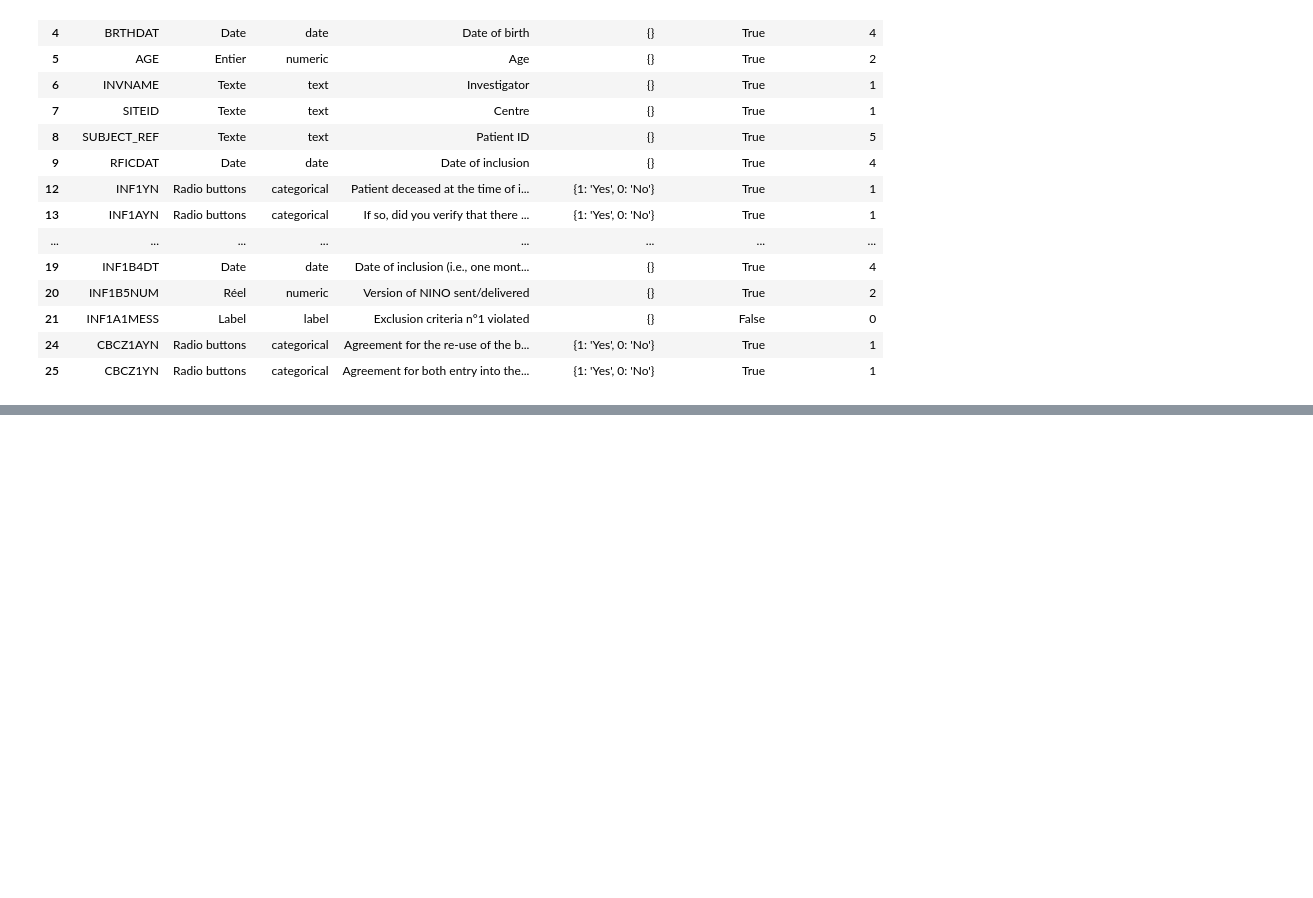
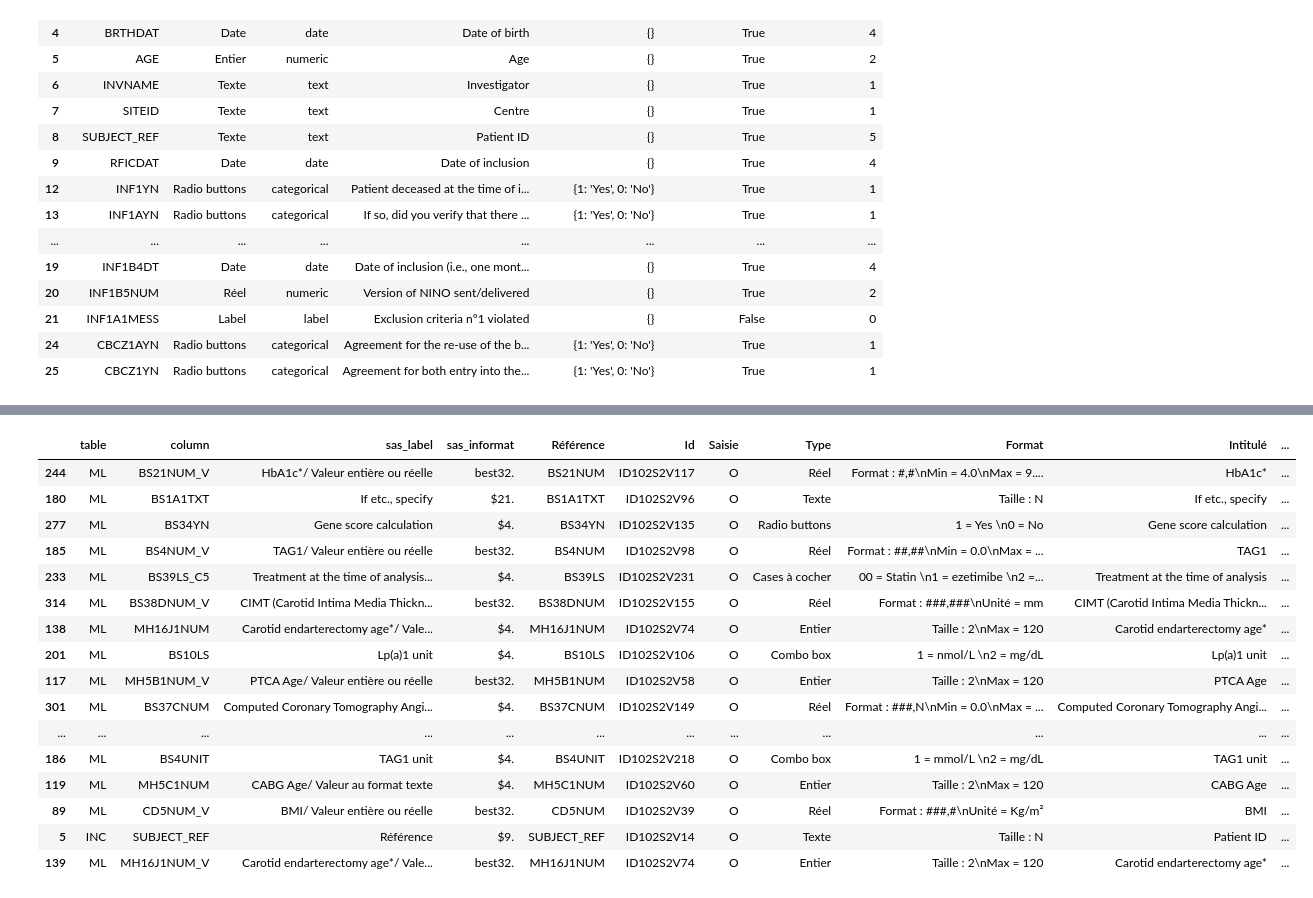
Before and after one commit to gpietrop/fh-project, a Jupyter notebook: database/mock-up/tutorial_utils_database.ipynb, the cells around one changed output, grey strips where cells are left out. Saved outputs shown, nothing was run; the diff lists cells and outputs as text; code cells hidden in the pictures; blank space fills up the shorter version.

Commit message:
create database analysis function

```diff
--- a/database/mock-up/tutorial_utils_database.ipynb
+++ b/database/mock-up/tutorial_utils_database.ipynb
@@ -100,3 +107,7 @@ mapped[
 | 21 | INF1A1MESS | Label | label | Exclusion criteria n°1 violated | {} | False | 0 |
 | 24 | CBCZ1AYN | Radio buttons | categorical | Agreement for the re-use of the b... | {1: 'Yes', 0: 'No'} | True | 1 |
 | 25 | CBCZ1YN | Radio buttons | categorical | Agreement for both entry into the... | {1: 'Yes', 0: 'No'} | True | 1 |
+# %%
+sas_labels = parse_all_sas_labels(export_folder)
+
+sas_labels.keys()
@@ -102,0 +116,10 @@ mapped[
+# %%
+sas_informats = parse_all_sas_informats(export_folder)
+
+column_catalog = create_export_column_catalog(
+    export_tables,
+    sas_labels,
+    sas_informats
+)
+
+column_catalog.head(-30)
@@ -102,0 +199,4 @@ mapped[
+# %%
+master_catalog = create_master_column_catalog(column_catalog, variables)
+
+master_catalog.sample(20, random_state=1)
@@ -102,0 +221,23 @@ mapped[
+# %%
+master_catalog["Type_english"] = master_catalog["Type"].apply(classify_variable_type)
+master_catalog["code_labels"] = master_catalog["Format"].apply(parse_code_labels)
+# %%
+master_catalog.sample(20, random_state=1)
+# %% [output]
+|  | table | column | sas_label | sas_informat | Référence | Id | Saisie | Type | Format | Intitulé | ... |
+| 244 | ML | BS21NUM_V | HbA1c*/ Valeur entière ou réelle | best32. | BS21NUM | ID102S2V117 | O | Réel | Format : #,#\nMin = 4.0\nMax = 9.... | HbA1c* | ... |
+| 180 | ML | BS1A1TXT | If etc., specify | $21. | BS1A1TXT | ID102S2V96 | O | Texte | Taille : N | If etc., specify | ... |
+| 277 | ML | BS34YN | Gene score calculation | $4. | BS34YN | ID102S2V135 | O | Radio buttons | 1 = Yes \n0 = No | Gene score calculation | ... |
+| 185 | ML | BS4NUM_V | TAG1/ Valeur entière ou réelle | best32. | BS4NUM | ID102S2V98 | O | Réel | Format : ##,##\nMin = 0.0\nMax = ... | TAG1 | ... |
+| 233 | ML | BS39LS_C5 | Treatment at the time of analysis... | $4. | BS39LS | ID102S2V231 | O | Cases à cocher | 00 = Statin \n1 = ezetimibe \n2 =... | Treatment at the time of analysis | ... |
+| 314 | ML | BS38DNUM_V | CIMT (Carotid Intima Media Thickn... | best32. | BS38DNUM | ID102S2V155 | O | Réel | Format : ###,###\nUnité = mm | CIMT (Carotid Intima Media Thickn... | ... |
+| 138 | ML | MH16J1NUM | Carotid endarterectomy age*/ Vale... | $4. | MH16J1NUM | ID102S2V74 | O | Entier | Taille : 2\nMax = 120 | Carotid endarterectomy age* | ... |
+| 201 | ML | BS10LS | Lp(a)1 unit | $4. | BS10LS | ID102S2V106 | O | Combo box | 1 = nmol/L \n2 = mg/dL | Lp(a)1 unit | ... |
+| 117 | ML | MH5B1NUM_V | PTCA Age/ Valeur entière ou réelle | best32. | MH5B1NUM | ID102S2V58 | O | Entier | Taille : 2\nMax = 120 | PTCA Age | ... |
+| 301 | ML | BS37CNUM | Computed Coronary Tomography Angi... | $4. | BS37CNUM | ID102S2V149 | O | Réel | Format : ###,N\nMin = 0.0\nMax = ... | Computed Coronary Tomography Angi... | ... |
+| ... | ... | ... | ... | ... | ... | ... | ... | ... | ... | ... | ... |
+| 186 | ML | BS4UNIT | TAG1 unit | $4. | BS4UNIT | ID102S2V218 | O | Combo box | 1 = mmol/L \n2 = mg/dL | TAG1 unit | ... |
+| 119 | ML | MH5C1NUM | CABG Age/ Valeur au format texte | $4. | MH5C1NUM | ID102S2V60 | O | Entier | Taille : 2\nMax = 120 | CABG Age | ... |
+| 89 | ML | CD5NUM_V | BMI/ Valeur entière ou réelle | best32. | CD5NUM | ID102S2V39 | O | Réel | Format : ###,#\nUnité = Kg/m² | BMI | ... |
+| 5 | INC | SUBJECT_REF | Référence | $9. | SUBJECT_REF | ID102S2V14 | O | Texte | Taille : N | Patient ID | ... |
+| 139 | ML | MH16J1NUM_V | Carotid endarterectomy age*/ Vale... | best32. | MH16J1NUM | ID102S2V74 | O | Entier | Taille : 2\nMax = 120 | Carotid endarterectomy age* | ... |
```
Also changed, not shown: parts of 9 cells of this notebook, 2 other files.
